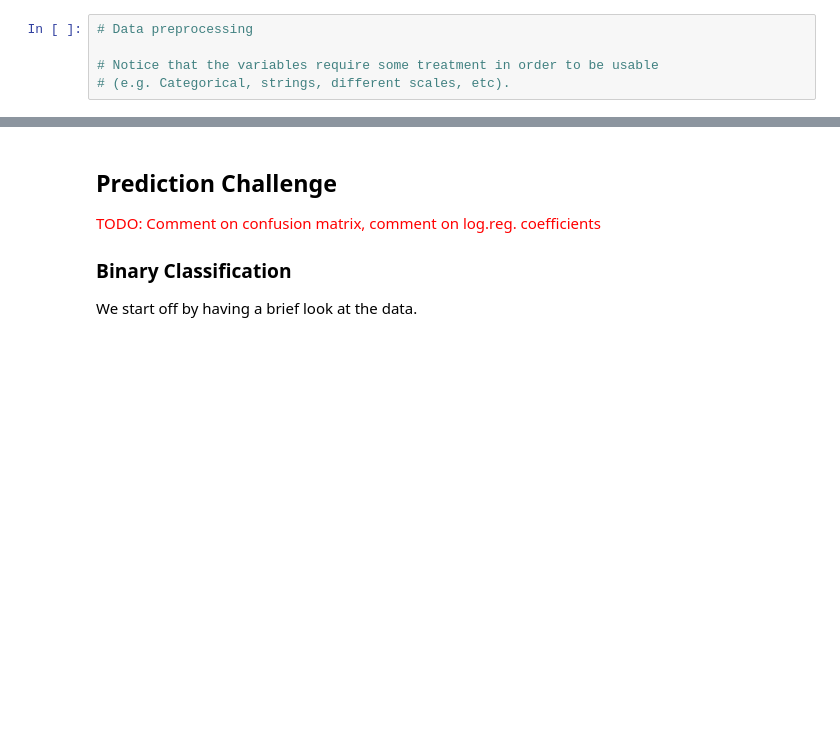
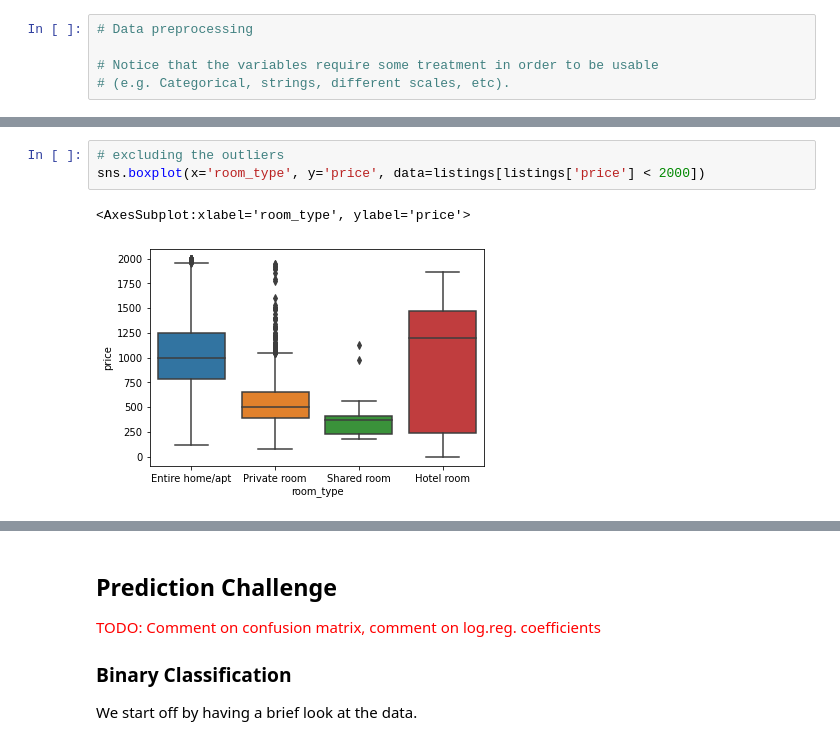
Before and after one commit to s180820/42184_AirbnbProject, a Jupyter notebook: Airbnb_project.ipynb, the cells around one changed output, grey strips where cells are left out. Cells and saved outputs as stored; diff of their text form; blank space fills up the shorter version.

```diff
--- a/Airbnb_project.ipynb
+++ b/Airbnb_project.ipynb
@@ -57,0 +64,6 @@ df_listings = pd.merge(listings, listings_gz, on = ['host_id','id'])
+# %%
+# excluding the outliers
+sns.boxplot(x='room_type', y='price', data=listings[listings['price'] < 2000])
+# %% [output]
+<AxesSubplot:xlabel='room_type', ylabel='price'>
+[figure, added]
```
Also changed, not shown: parts of 11 cells of this notebook, 1 other file.
